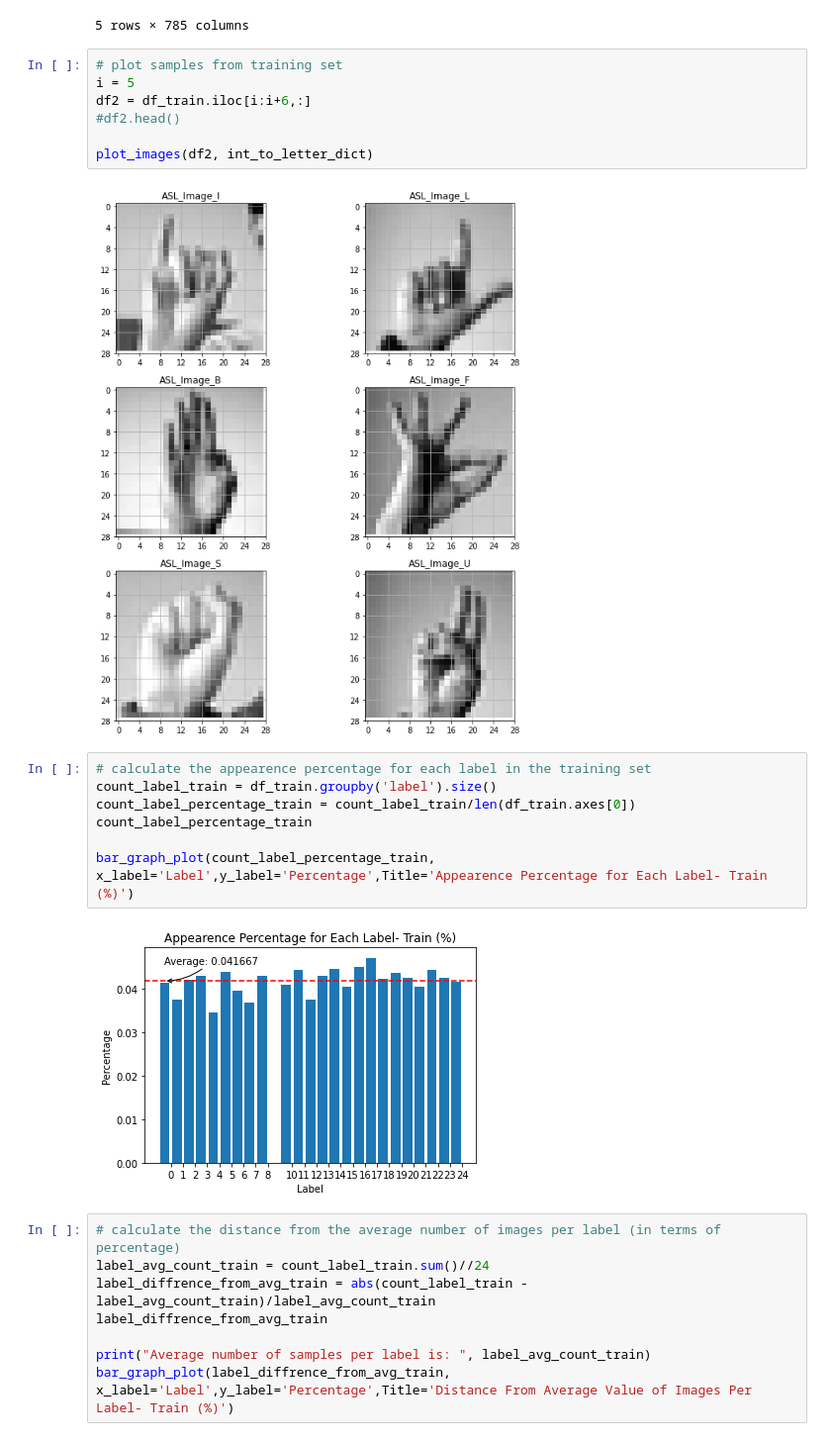
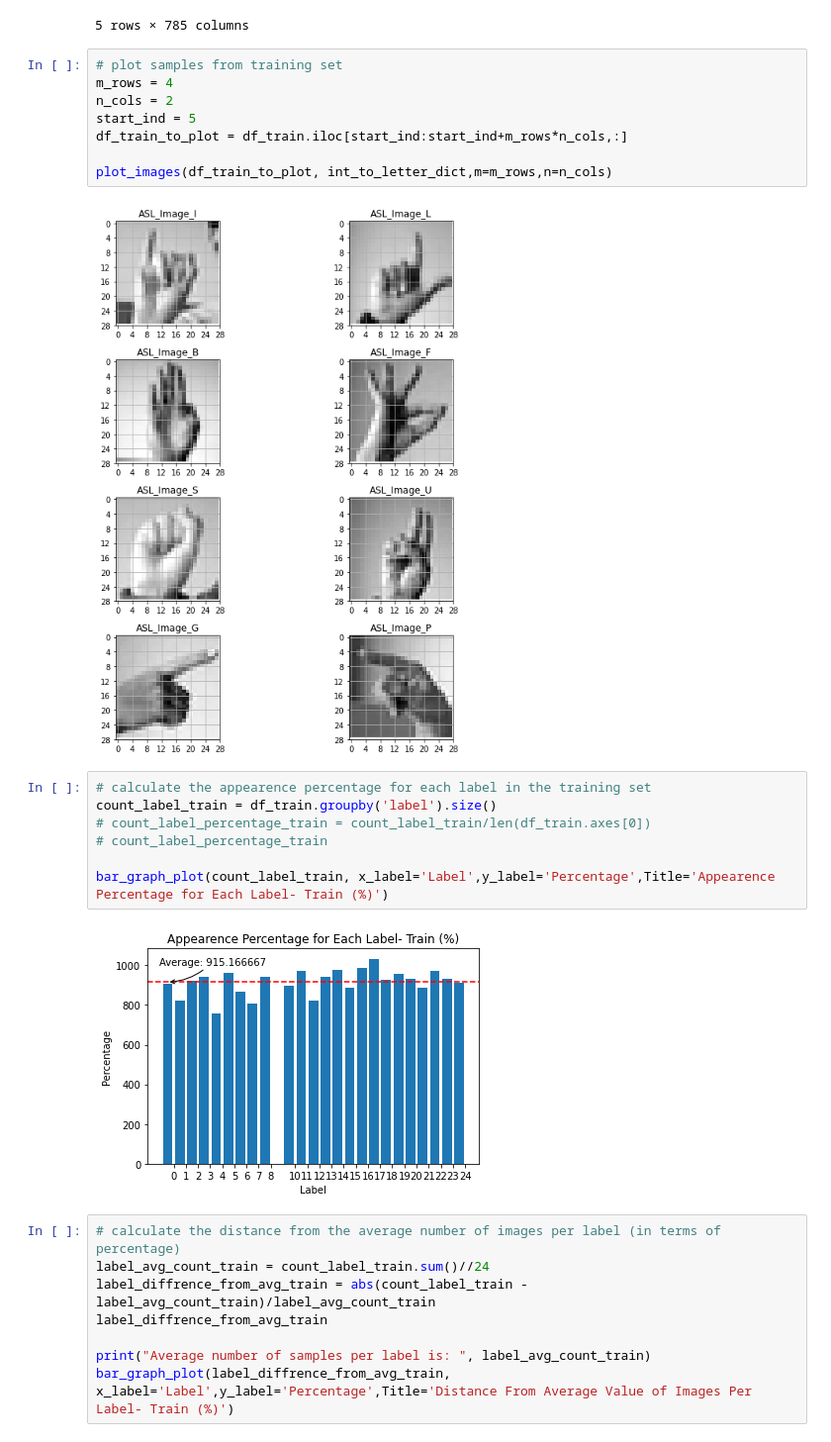
Before and after one commit to RonBartov/american-sign-language-image-classification, a Jupyter notebook: Copy_of_Deep_Learning_Final_Project_ASL_Classification.ipynb, the cells around one changed output. Shown: that part at 99% size. Saved outputs shown, nothing was run; the diff lists cells and outputs as text.

```diff
--- a/Copy_of_Deep_Learning_Final_Project_ASL_Classification.ipynb
+++ b/Copy_of_Deep_Learning_Final_Project_ASL_Classification.ipynb
@@ -377,22 +390,23 @@ Shape of the validation set:  (5491, 785)
 5 rows × 785 columns
 # %%
 # plot samples from training set
-i = 5
-df2 = df_train.iloc[i:i+6,:]
-#df2.head()
+m_rows = 4
+n_cols = 2
+start_ind = 5
+df_train_to_plot = df_train.iloc[start_ind:start_ind+m_rows*n_cols,:]
 
-plot_images(df2, int_to_letter_dict)
+plot_images(df_train_to_plot, int_to_letter_dict,m=m_rows,n=n_cols)
 # %% [output]
-[figure, old version]
+[figure, new version]
 # %%
 # calculate the appearence percentage for each label in the training set
 count_label_train = df_train.groupby('label').size()
-count_label_percentage_train = count_label_train/len(df_train.axes[0])
-count_label_percentage_train
+# count_label_percentage_train = count_label_train/len(df_train.axes[0])
+# count_label_percentage_train
 
-bar_graph_plot(count_label_percentage_train, x_label='Label',y_label='Percentage',Title='Appearence Percentage for Each Label- Train (%)')
+bar_graph_plot(count_label_train, x_label='Label',y_label='Percentage',Title='Appearence Percentage for Each Label- Train (%)')
 # %% [output]
-[figure, old version]
+[figure, new version]
 # %%
 # calculate the distance from the average number of images per label (in terms of percentage)
 label_avg_count_train = count_label_train.sum()//24
```
Also changed, not shown: parts of 20 cells of this notebook.
